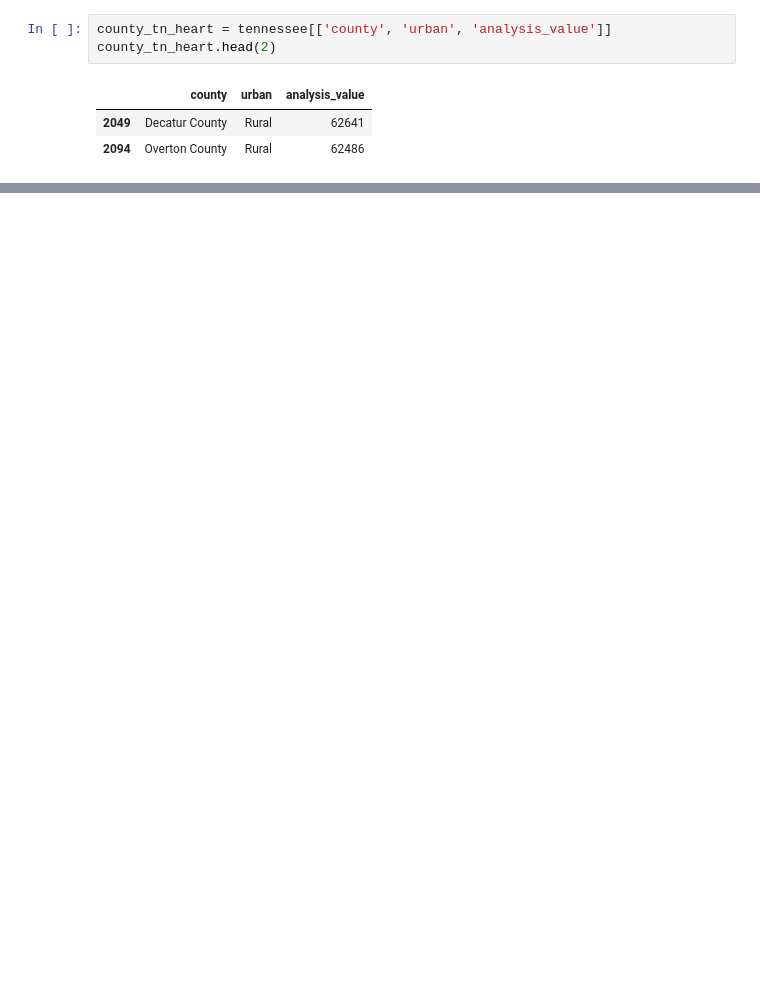
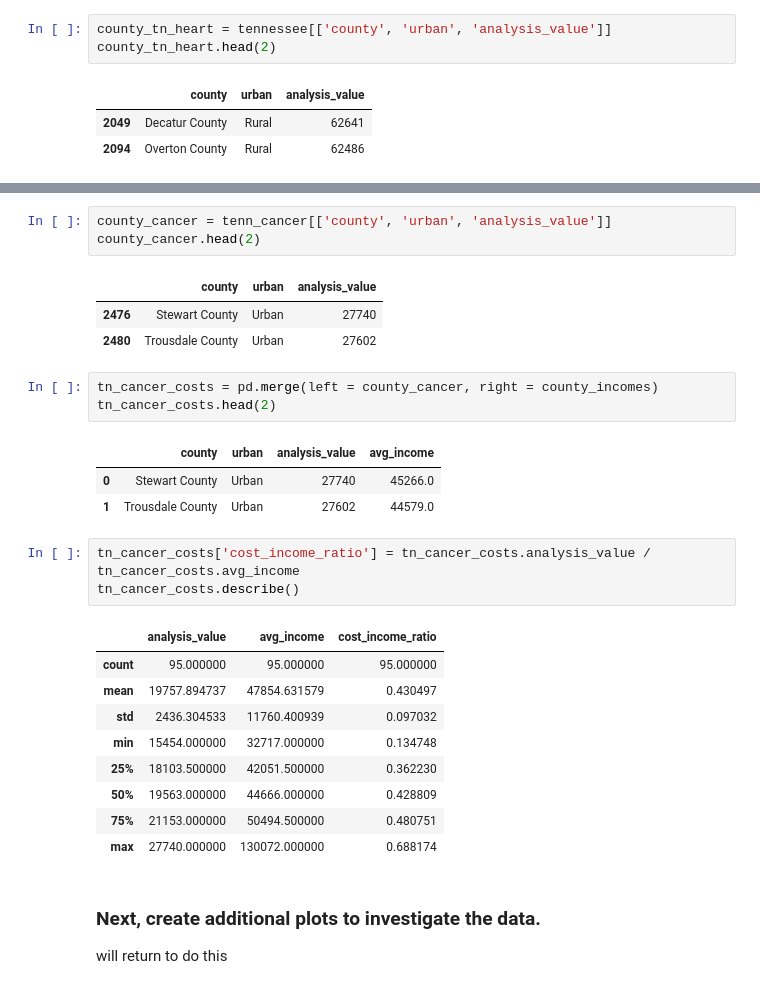
Before and after one commit to norajunef/vanderbilt-data-essentials-cohort-2, a Jupyter notebook: TN Med Health_week1.ipynb, the cells around one changed output, grey strips where cells are left out. Drawn from its saved outputs; the diff is of its cells as text; blank space fills up the shorter version.

```diff
--- a/TN Med Health_week1.ipynb
+++ b/TN Med Health_week1.ipynb
@@ -559,0 +566,30 @@ tn_ha_costs2.describe()
+# %%
+county_cancer = tenn_cancer[['county', 'urban', 'analysis_value']]
+county_cancer.head(2)
+# %% [output]
+|  | county | urban | analysis_value |
+| 2476 | Stewart County | Urban | 27740 |
+| 2480 | Trousdale County | Urban | 27602 |
+# %%
+tn_cancer_costs = pd.merge(left = county_cancer, right = county_incomes)
+tn_cancer_costs.head(2)
+# %% [output]
+|  | county | urban | analysis_value | avg_income |
+| 0 | Stewart County | Urban | 27740 | 45266.0 |
+| 1 | Trousdale County | Urban | 27602 | 44579.0 |
+# %%
+tn_cancer_costs['cost_income_ratio'] = tn_cancer_costs.analysis_value / tn_cancer_costs.avg_income
+tn_cancer_costs.describe()
+# %% [output]
+|  | analysis_value | avg_income | cost_income_ratio |
+| count | 95.000000 | 95.000000 | 95.000000 |
+| mean | 19757.894737 | 47854.631579 | 0.430497 |
+| std | 2436.304533 | 11760.400939 | 0.097032 |
+| min | 15454.000000 | 32717.000000 | 0.134748 |
+| 25% | 18103.500000 | 42051.500000 | 0.362230 |
+| 50% | 19563.000000 | 44666.000000 | 0.428809 |
+| 75% | 21153.000000 | 50494.500000 | 0.480751 |
+| max | 27740.000000 | 130072.000000 | 0.688174 |
+# %% [markdown]
+### Next, create additional plots to investigate the data.
+will return to do this
```
Also changed, not shown: parts of 13 cells of this notebook, 1 other file.
